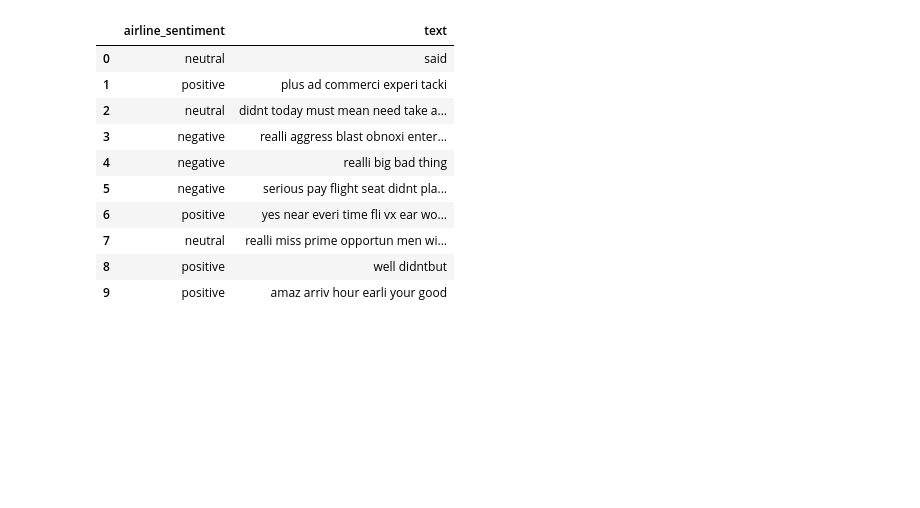
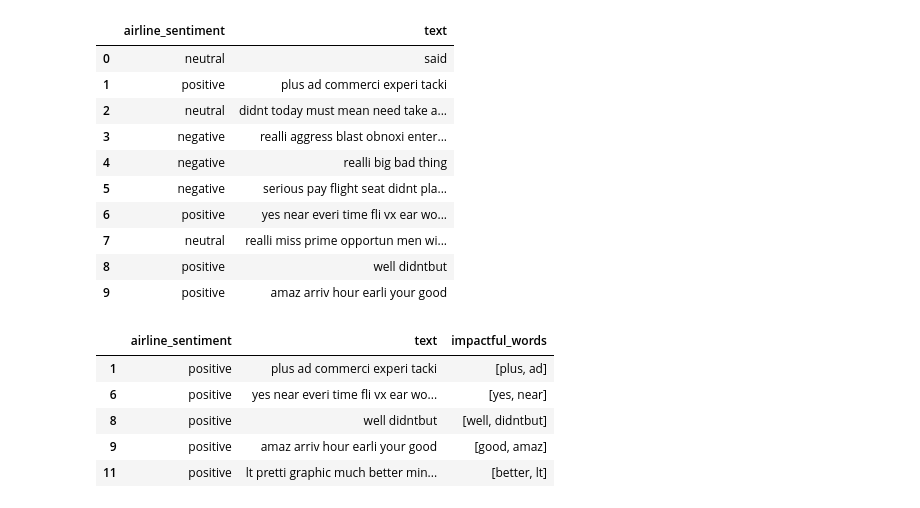
Before and after one commit to JEr1yAnalst/Group2-Capstone-project, a Jupyter notebook: notebook.ipynb, the cells around one changed output. Saved outputs shown, nothing was run; the diff lists cells and outputs as text; code cells hidden in the pictures; blank space fills up the shorter version.

```diff
--- a/notebook.ipynb
+++ b/notebook.ipynb
@@ -409,3 +410,12 @@ tweet_df.head(10)
 | 7 | neutral | realli miss prime opportun men wi... |
 | 8 | positive | well didntbut |
 | 9 | positive | amaz arriv hour earli your good |
+# %%
+def impactful_words_positive(review, num_words=2):
+    """Function that gets the most impactful words in positive reviews"""
+    tokens = nltk.word_tokenize(review)
+    sia = SentimentIntensityAnalyzer()
+    scores = {token: sia.polarity_scores(token)["compound"] for token in tokens}
+    sorted_words =  sorted(scores.items(), key=lambda x: x[1], reverse=True)
+    impactful_words = [word for word, score in sorted_words][:num_words]
+    return list(impactful_words)
@@ -411,0 +440,9 @@ tweet_df.head(10)
+# %%
+pos_df.head()
+# %% [output]
+|  | airline_sentiment | text | impactful_words |
+| 1 | positive | plus ad commerci experi tacki | [plus, ad] |
+| 6 | positive | yes near everi time fli vx ear wo... | [yes, near] |
+| 8 | positive | well didntbut | [well, didntbut] |
+| 9 | positive | amaz arriv hour earli your good | [good, amaz] |
+| 11 | positive | lt pretti graphic much better min... | [better, lt] |
```
Also changed, not shown: parts of 7 cells of this notebook.
